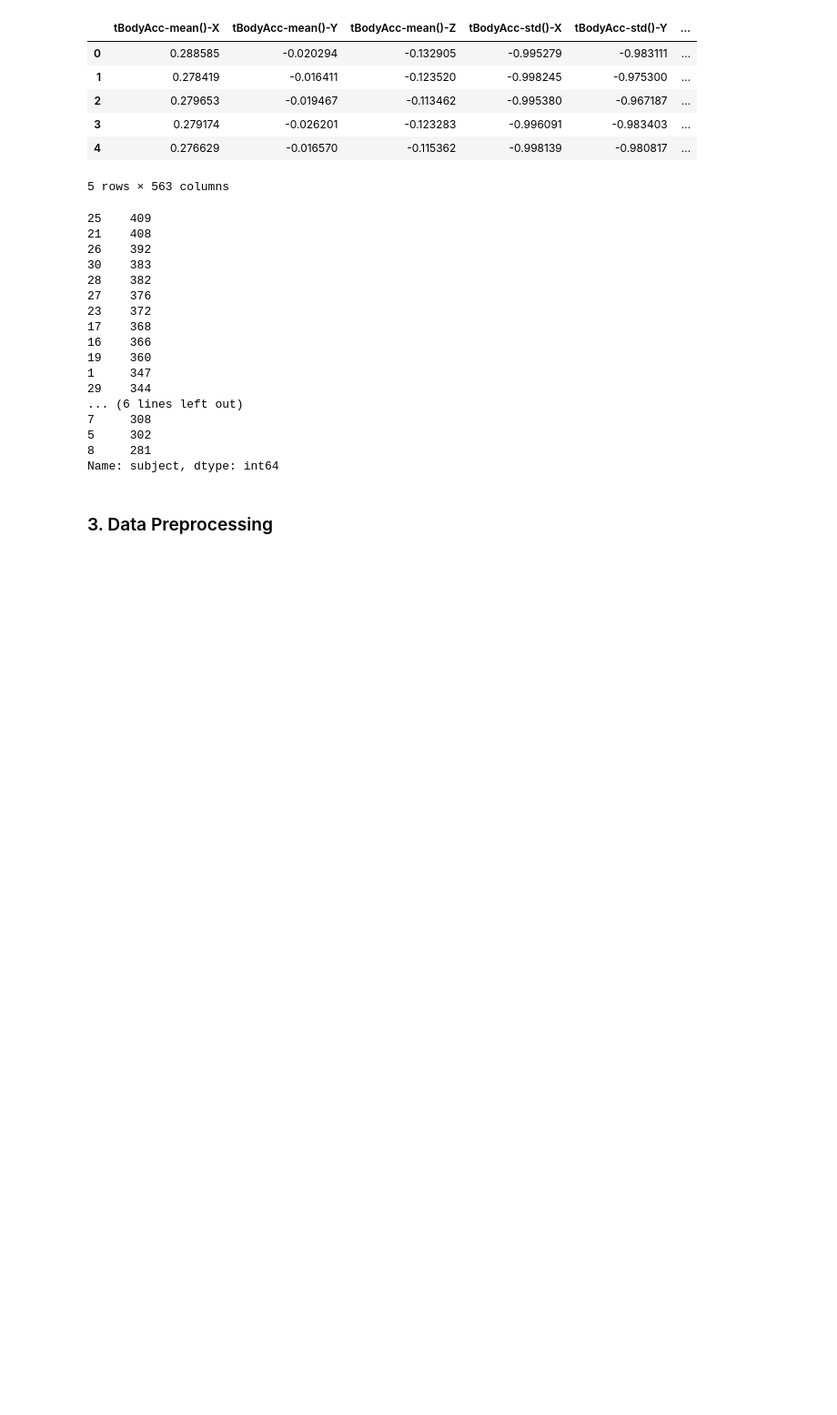
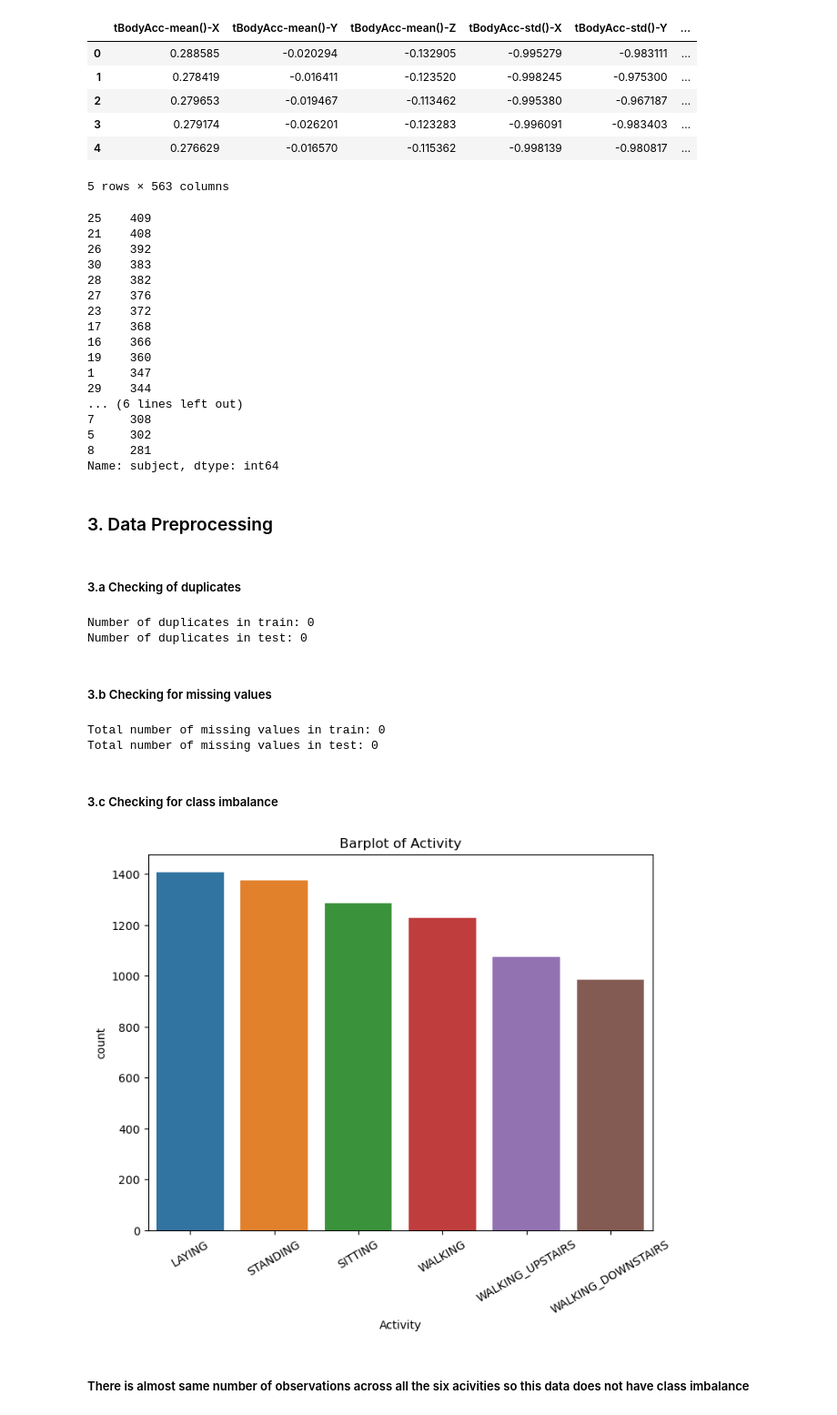
Before and after one commit to ArpitTripathi945/Human_Activity_Recognition, a Jupyter notebook: human_activity_recognition_using_Smartphone_data.ipynb, the cells around one changed output. Shown at 91% size. Cells and saved outputs as stored; diff of their text form; code cells hidden in the pictures; blank space fills up the shorter version.

Commit message:
Data preprocessing

```diff
--- a/human_activity_recognition_using_Smartphone_data.ipynb
+++ b/human_activity_recognition_using_Smartphone_data.ipynb
@@ -92,3 +92,31 @@ train.subject.value_counts()
 Name: subject, dtype: int64
 # %% [markdown]
 ### 3. Data Preprocessing
+# %% [markdown]
+##### 3.a Checking of duplicates
+# %%
+print('Number of duplicates in train:' , sum(train.duplicated()))
+print('Number of duplicates in test:' , sum(test.duplicated()))
+# %% [output]
+Number of duplicates in train: 0
+Number of duplicates in test: 0
+# %% [markdown]
+##### 3.b Checking for missing values
+# %%
+print('Total number of missing values in train:' , train.isna().values.sum())
+print('Total number of missing values in test:' , test.isna().values.sum())
+# %% [output]
+Total number of missing values in train: 0
+Total number of missing values in test: 0
+# %% [markdown]
+##### 3.c Checking for class imbalance
+# %%
+plt.figure(figsize = (8,6))
+plt.title('Barplot of Activity')
+sns.countplot(train.Activity, order = train.Activity.value_counts().index)
+plt.xticks(rotation = 30)
+plt.show()
+# %% [output]
+[figure, added]
+# %% [markdown]
+##### There is almost same number of observations across all the six acivities so this data does not have class imbalance
```
